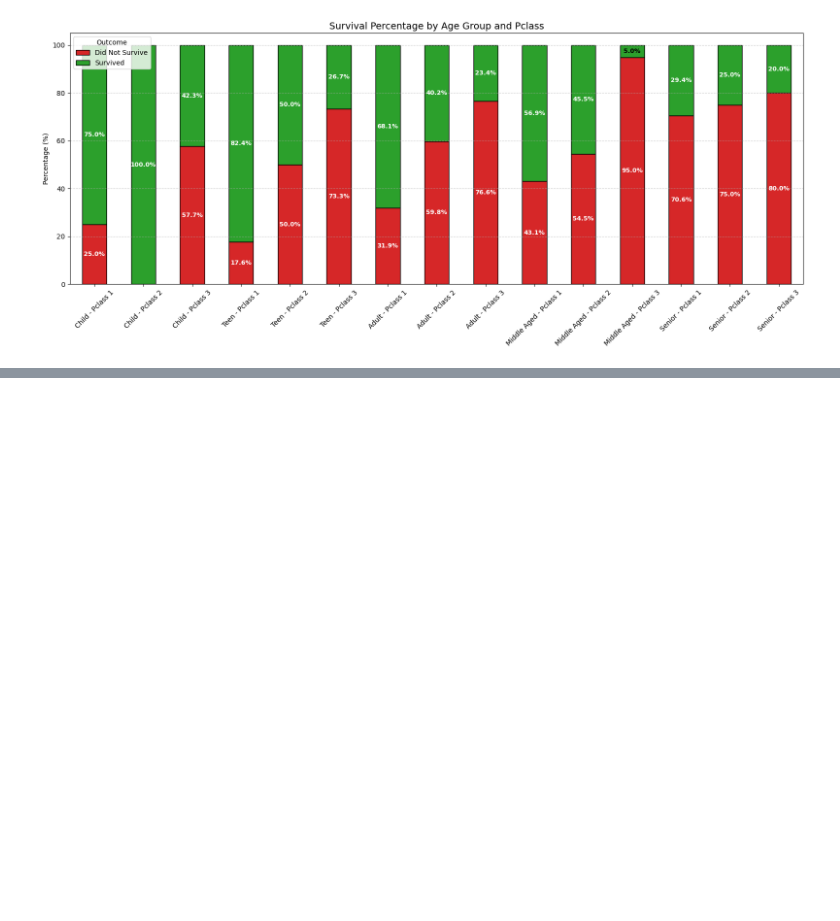
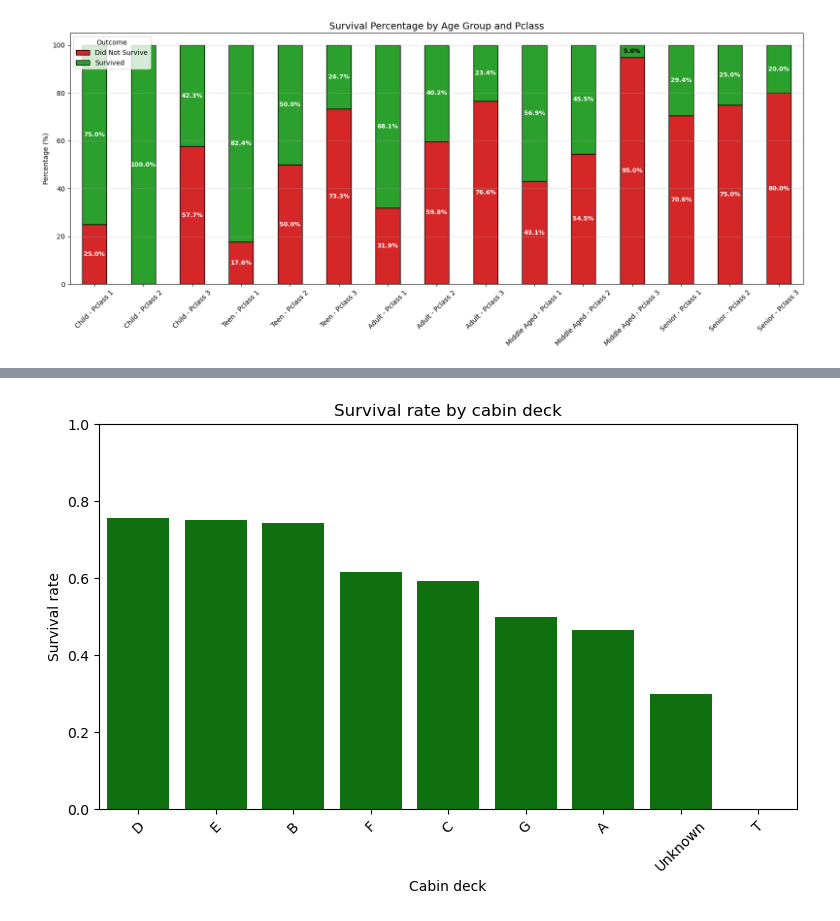
Before and after one commit to teritox/Titanic-Capstone-Project, a Jupyter notebook: ml/notebooks/eda_visualization.ipynb, the cells around one changed output, grey strips where cells are left out. Drawn from its saved outputs; the diff is of its cells as text; code cells hidden in the pictures; blank space fills up the shorter version.

```diff
--- a/ml/notebooks/eda_visualization.ipynb
+++ b/ml/notebooks/eda_visualization.ipynb
@@ -493,0 +529,16 @@ plt.show()
+# %%
+rate = (train_data.groupby('CabinDeck')['Survived']
+          .agg(['mean', 'count'])
+          .rename(columns={'mean': 'survival_rate', 'count': 'n'})
+          .sort_values('survival_rate', ascending=False))
+
+plt.figure(figsize=(9,5))
+ax = sns.barplot(x=rate.index, y=rate['survival_rate'], color='green')
+ax.set_ylim(0, 1)
+ax.set_ylabel('Survival rate')
+ax.set_xlabel('Cabin deck')
+ax.set_title('Survival rate by cabin deck')
+plt.xticks(rotation=45)
+plt.show()
+# %% [output]
+[figure, added]
```
Also changed, not shown: parts of 2 cells of this notebook.
